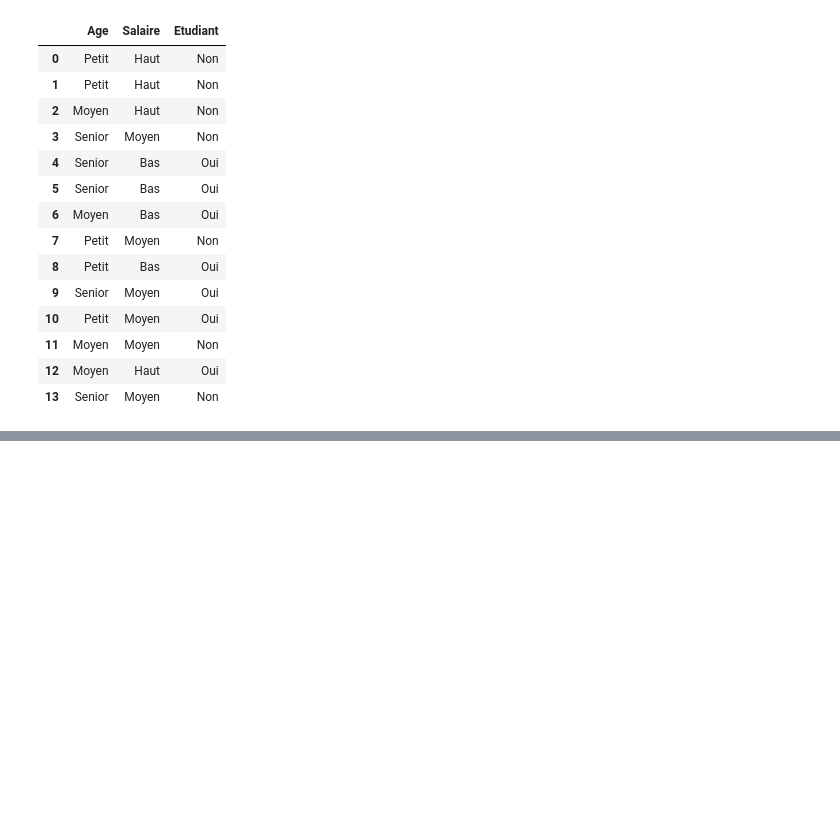
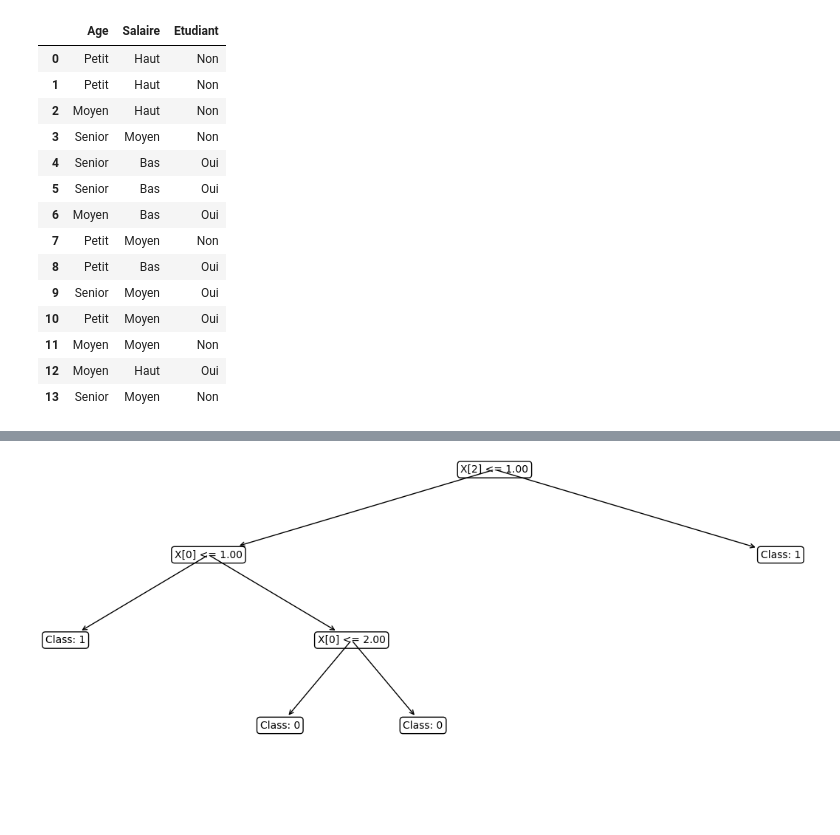
Before and after one commit to ferayame/decision-tree-from-scratch, a Jupyter notebook: dataClassification.ipynb, the cells around one changed output, grey strips where cells are left out. Cells and saved outputs as stored; diff of their text form; code cells hidden in the pictures; blank space fills up the shorter version.

```diff
--- a/dataClassification.ipynb
+++ b/dataClassification.ipynb
@@ -3,7 +3,7 @@ import pandas as pd # type: ignore
 
 data = pd.read_csv('Data.csv')
 features = data.iloc[:, :-1]
-target = data.iloc[:, -1]
+target_n = data.iloc[:, -1]
 features
 # %% [output]
 |  | Age | Salaire | Etudiant |
@@ -26,5 +26,6 @@ from sklearn.preprocessing import LabelEncoder #type: ignore
 
 label_encoder = LabelEncoder()
 features = features.apply(label_encoder.fit_transform)
-features
+target = label_encoder.fit_transform(target_n)
+target_n.name
 # %% [output]
@@ -47,0 +33,5 @@ import decisionTree
+# %%
+from sklearn.model_selection import train_test_split #type: ignore
+
+X_train, X_test, y_train, y_test = train_test_split(features, target, test_size=0.4, random_state=42)
+X_test, y_test
@@ -47,0 +47,14 @@ import decisionTree
+# %%
+from DecisionTree import DecisionTree #type: ignore
+from sklearn.metrics import mean_squared_error, classification_report, mean_absolute_error # type: ignore
+
+tree = DecisionTree()
+tree.fit(X_train, y_train)
+y_pred = tree.predict(X_test)
+
+
+report = classification_report(y_test, y_pred)
+mse = mean_squared_error(y_test, y_pred)
+mae = mean_absolute_error(y_test, y_pred)
+
+print(f'MSE: {mse}\nMAE: {mae}\nReport: {report}')
@@ -47,0 +73,7 @@ import decisionTree
+# %%
+from DecisionTreePlotter import DtPlotter #type: ignore
+
+plotter = DtPlotter(tree.tree)
+plotter.plot()
+# %% [output]
+[figure, added]
```
Also changed, not shown: parts of 4 cells of this notebook, 3 other files.
